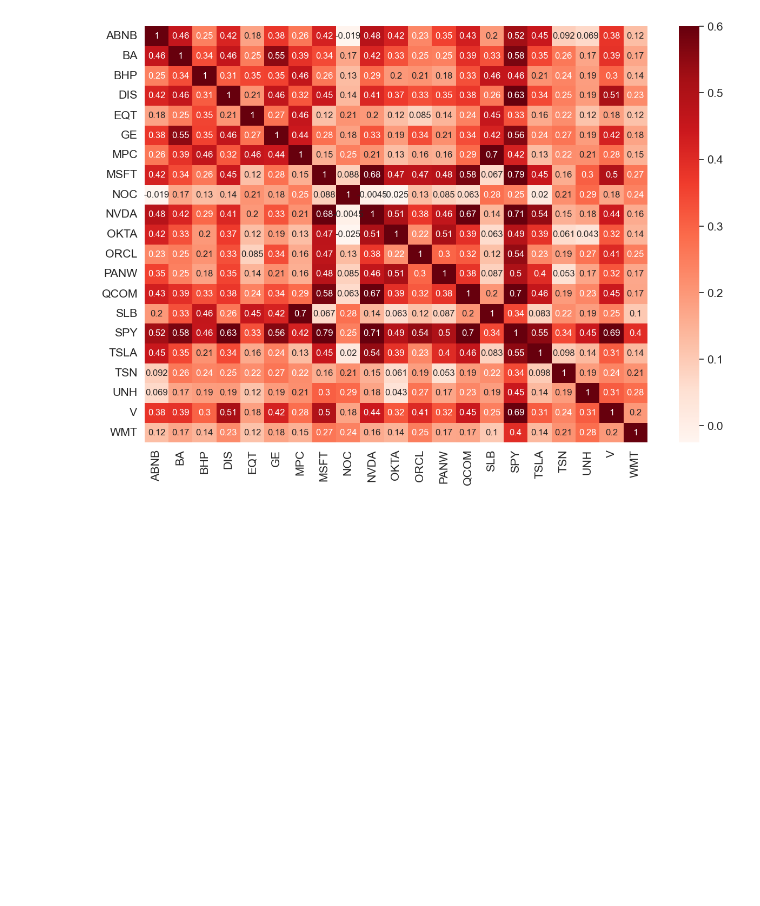
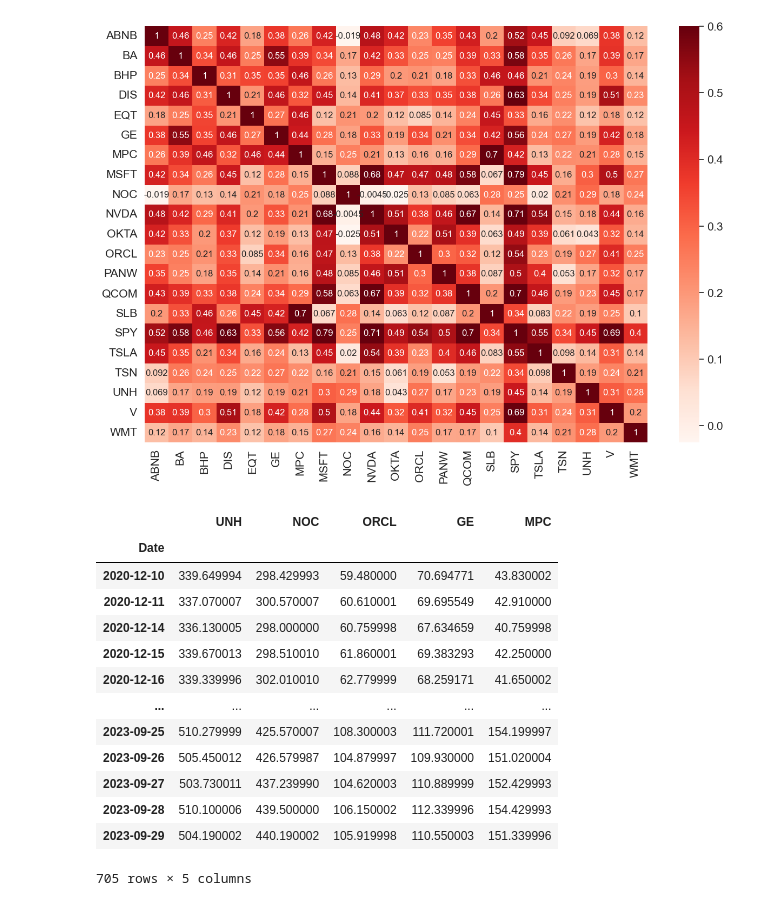
Before and after one commit to SouCode/RoboTrader, a Jupyter notebook: Challenge1.ipynb, the cells around one changed output. Saved outputs shown, nothing was run; the diff lists cells and outputs as text; code cells hidden in the pictures; blank space fills up the shorter version.

Commit message:
print filtered picks

```diff
--- a/Challenge1.ipynb
+++ b/Challenge1.ipynb
@@ -162,3 +162,24 @@ plt.show()
 # %%
 # Top 5 Safest
 # UNH, NOC, ORCL, GE, MPC
+# %%
+selected_tickers = ['UNH', 'NOC', 'ORCL', 'GE', 'MPC']
+filtered_stocks = stocks['Close'][selected_tickers].dropna()
+filtered_stocks.to_csv('souPicks.csv', index=True)
+# %%
+filtered_stocks
+# %% [output]
+|  | UNH | NOC | ORCL | GE | MPC |
+| Date |  |  |  |  |  |
+| 2020-12-10 | 339.649994 | 298.429993 | 59.480000 | 70.694771 | 43.830002 |
+| 2020-12-11 | 337.070007 | 300.570007 | 60.610001 | 69.695549 | 42.910000 |
+| 2020-12-14 | 336.130005 | 298.000000 | 60.759998 | 67.634659 | 40.759998 |
+| 2020-12-15 | 339.670013 | 298.510010 | 61.860001 | 69.383293 | 42.250000 |
+| 2020-12-16 | 339.339996 | 302.010010 | 62.779999 | 68.259171 | 41.650002 |
+| ... | ... | ... | ... | ... | ... |
+| 2023-09-25 | 510.279999 | 425.570007 | 108.300003 | 111.720001 | 154.199997 |
+| 2023-09-26 | 505.450012 | 426.579987 | 104.879997 | 109.930000 | 151.020004 |
+| 2023-09-27 | 503.730011 | 437.239990 | 104.620003 | 110.889999 | 152.429993 |
+| 2023-09-28 | 510.100006 | 439.500000 | 106.150002 | 112.339996 | 154.429993 |
+| 2023-09-29 | 504.190002 | 440.190002 | 105.919998 | 110.550003 | 151.339996 |
+705 rows × 5 columns
```
Also changed, not shown: 1 other file.
